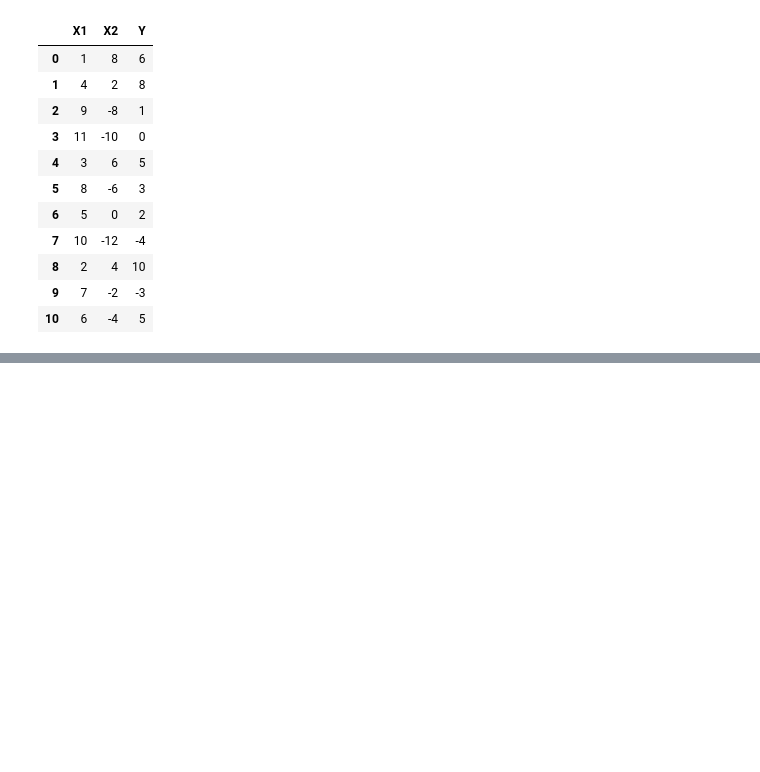
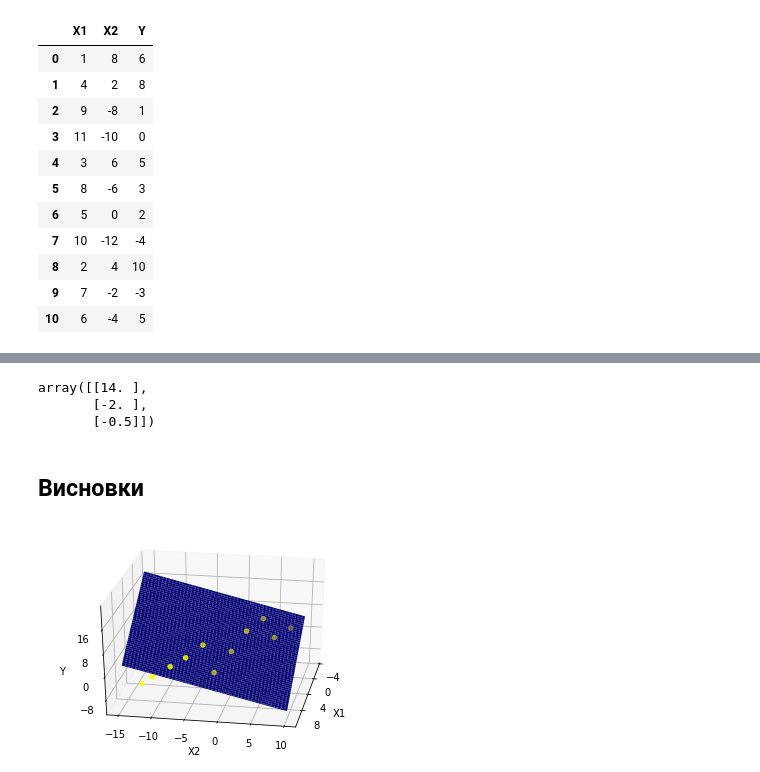
Before and after one commit to nikiandr/regressanalysiscourse, a Jupyter notebook: main.ipynb, the cells around one changed output, grey strips where cells are left out. Drawn from its saved outputs; the diff is of its cells as text; code cells hidden in the pictures; blank space fills up the shorter version.

```diff
--- a/main.ipynb
+++ b/main.ipynb
@@ -73,0 +256,31 @@ ax.plot3D(task2_data['X1'], task2_data['X2'], task2_data['Y'], 'o')
+# %%
+beta_2_estim = A_2_inv @ F_2.transpose() @ mu_2_vals
+beta_2_estim
+# %% [output]
+array([[14. ],
+       [-2. ],
+       [-0.5]])
+# %%
+def regres_t2(x1, x2):
+    return 14 - (2 * x1) - (0.5 * x2)
+# %% [markdown]
+## Висновки
+# %%
+X1 = np.arange(0, 10, 0.1)
+X2 = np.arange(-15, 10, 0.1)
+X1, X2 = np.meshgrid(X1, X2)
+Y = regres_t2(X1, X2)
+fig = plt.figure()
+ax = fig.add_subplot(projection='3d')
+ax.scatter3D(task2_data['X1'].to_numpy(), task2_data['X2'].to_numpy(), task2_data['Y'].to_numpy(), c="yellow")
+ax.plot_surface(X1, X2, Y, color='b')
+ax.set_xlabel('X1')
+ax.set_ylabel('X2')
+ax.set_zlabel('Y')
+ax.view_init(elev=30, azim = 10)
+ax.set_xticks([-4, 0, 4, 8])
+ax.set_yticks([-15, -10, -5, 0, 5, 10])
+ax.set_zticks([-8, 0, 8, 16])
+plt.show()
+# %% [output]
+[figure, added]
```
Also changed, not shown: parts of 47 cells of this notebook, 5 other files.
